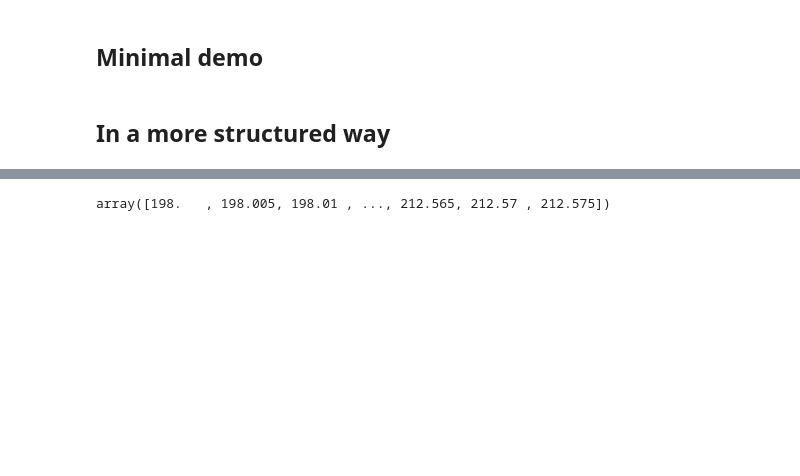
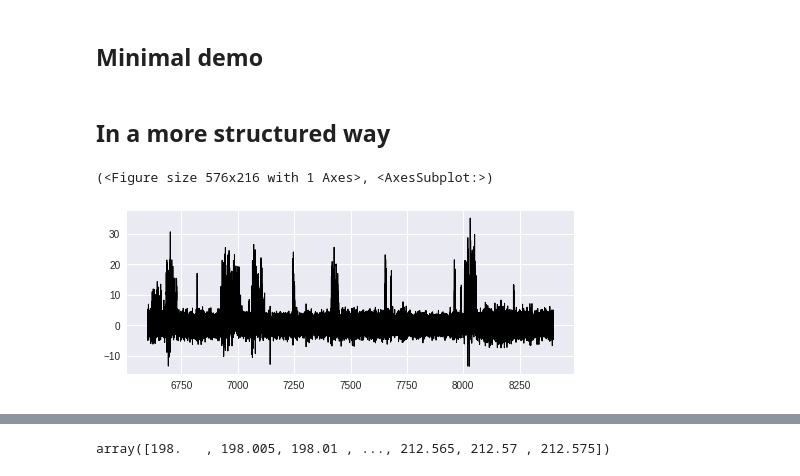
Before and after one commit to yzerlaut/Network_State_Index, a Jupyter notebook: demo/Allen-Neuropixels-dataset.ipynb, the cells around one changed output, grey strips where cells are left out. Cells and saved outputs as stored; diff of their text form; code cells hidden in the pictures; blank space fills up the shorter version.

```diff
--- a/demo/Allen-Neuropixels-dataset.ipynb
+++ b/demo/Allen-Neuropixels-dataset.ipynb
@@ -42,7 +42,8 @@ all_sessions = cache.get_session_table() # get all sessions
 # let's filter the sessions according to the above criteria
 sessions = all_sessions[(all_sessions.sex == 'M') & \
                         (all_sessions.full_genotype.str.find('wt/wt') > -1) & \
-                        (all_sessions.session_type == 'brain_observatory_1.1') & \
+                        #(all_sessions.session_type == 'brain_observatory_1.1') & \
+                        (all_sessions.session_type == 'functional_connectivity') & \
                         (['VISp' in acronyms for acronyms in all_sessions.ecephys_structure_acronyms])]
 print(30*'--'+'\n--> Number of sessions with the desired characteristics: ' + str(len(sessions))+30*'--')
 # sessions.head() # uncomment to see how they look
@@ -103,7 +104,7 @@ class Data:
 
     def compute_pop_act(self,
                         pop_act_bin=5e-3,
-                        pop_act_smoothing=40e-3):
+                        pop_act_smoothing=20e-3):
         """
         we bin spikes to compute population activity
         """
@@ -115,7 +116,7 @@ class Data:
         pop_act /= (len(self.V1_RASTER)*pop_act_bin)
 
         self.t_pop_act = .5*(t_pop_act[1:]+t_pop_act[:-1])
-        self.pop_act = NSI.gaussian_filter1d(pop_act, int(pop_act_smoothing/pop_act_bin))
+        self.pop_act = NSI.gaussian_filter1d(pop_act, int(pop_act_smoothing/pop_act_bin)) # filter from scipy
 
     def compute_pLFP(self,
                      channelID=None,
@@ -161,4 +162,7 @@ class Data:
 
 data = Data(0)
 # %%
-#data.plot('running_speed')
+data.plot('running_speed', t0=110*60, duration=30*60)
+# %% [output]
+(<Figure size 576x216 with 1 Axes>, <AxesSubplot:>)
+[figure, added]
```
Also changed, not shown: parts of 7 cells of this notebook, 1 other file.
